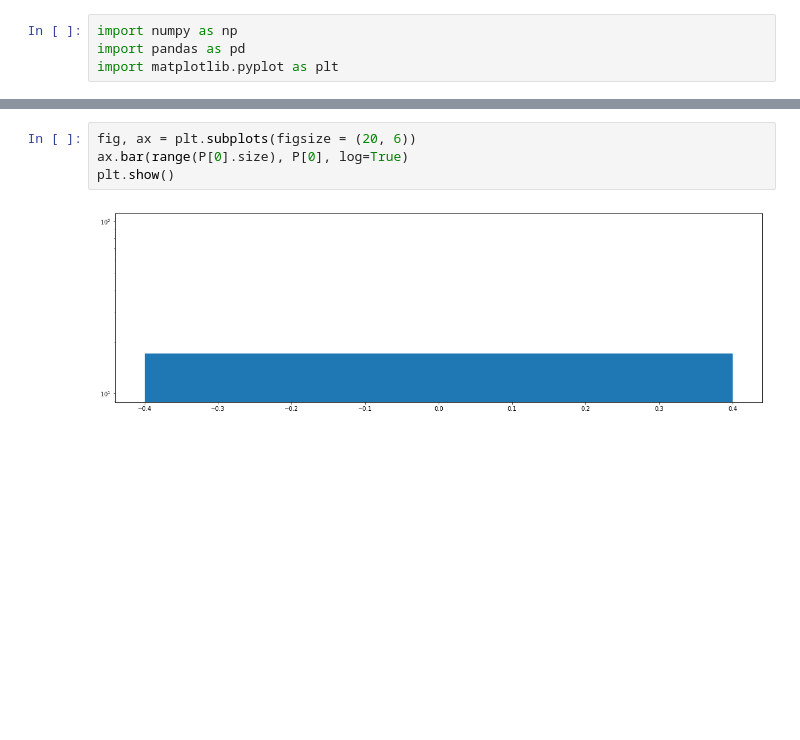
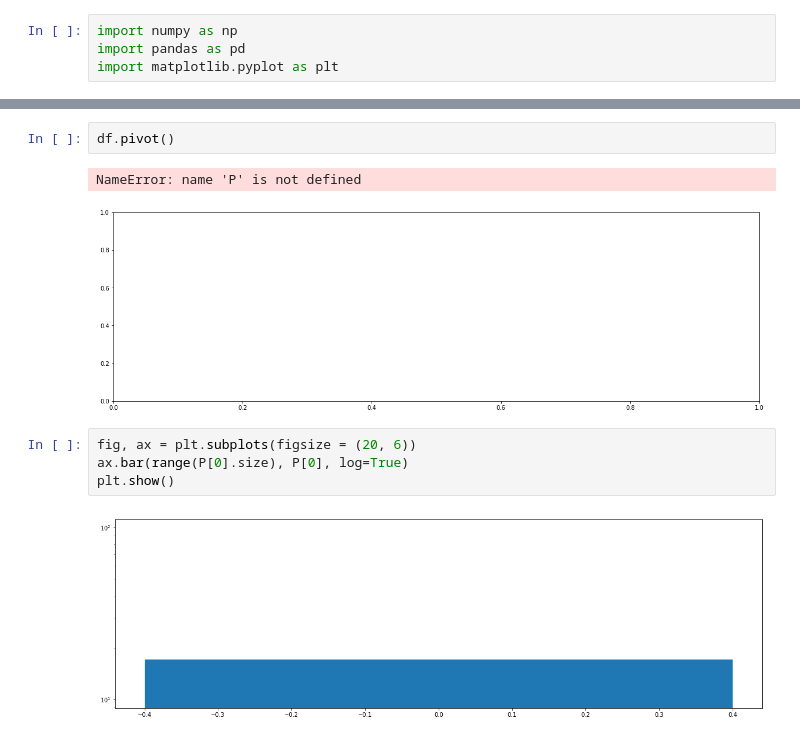
Before and after one commit to dprentiss/dispersedexchange, a Jupyter notebook: exchange.ipynb, the cells around one changed output, grey strips where cells are left out. Drawn from its saved outputs; the diff is of its cells as text; blank space fills up the shorter version.

```diff
--- a/exchange.ipynb
+++ b/exchange.ipynb
@@ -27,3 +27,8 @@ df.pivot(index='round', columns='trader', values='utility').plot(figsize=(25,12)
+# %%
+df.pivot()
+# %% [output]
+NameError: name 'P' is not defined
+[figure, added]
 # %%
 fig, ax = plt.subplots(figsize = (20, 6))
 ax.bar(range(P[0].size), P[0], log=True)
```
Also changed, not shown: parts of 4 cells of this notebook, 2 other files.
